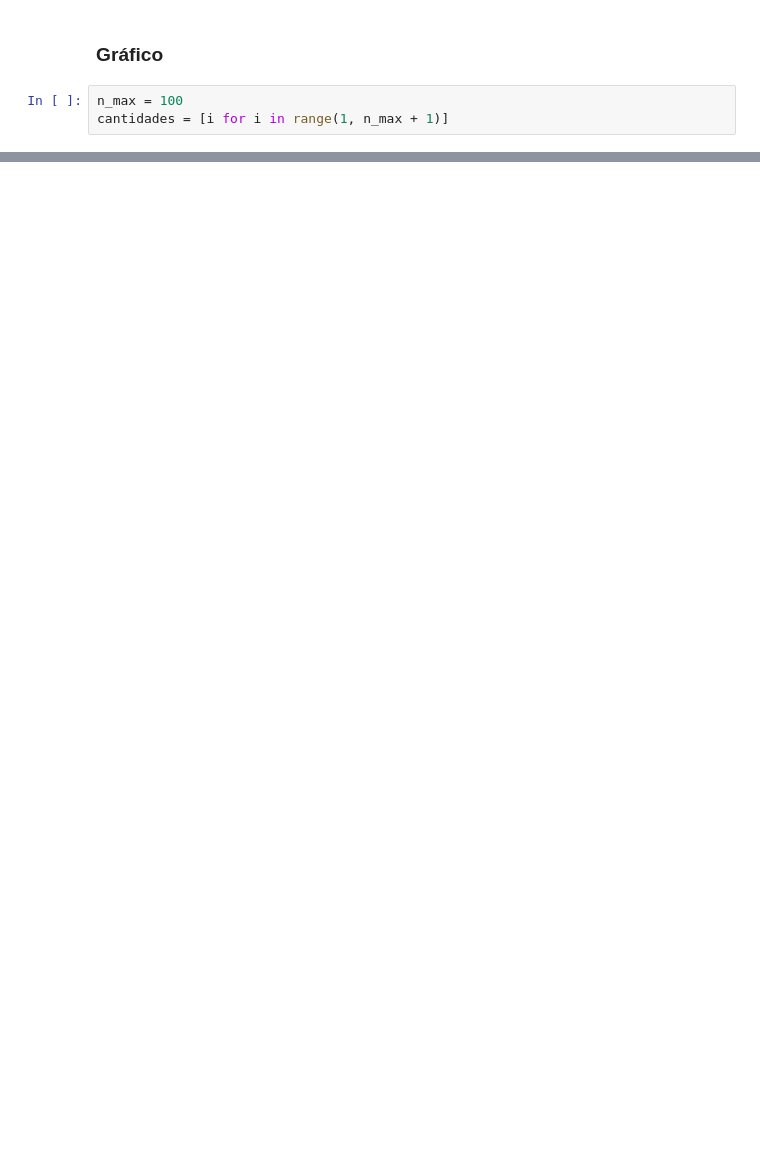
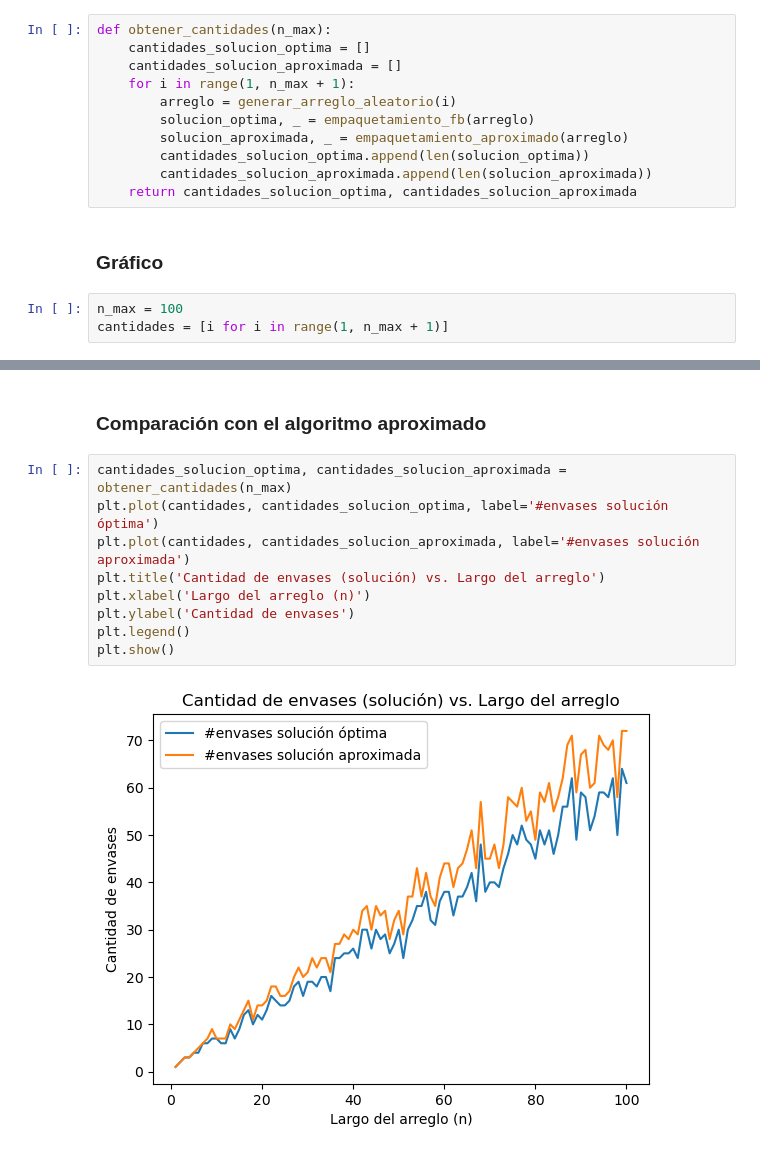
Before and after one commit to MartinUgarte/TDA-TP2, a Jupyter notebook: mediciones.ipynb, the cells around one changed output, grey strips where cells are left out. Saved outputs shown, nothing was run; the diff lists cells and outputs as text; blank space fills up the shorter version.

```diff
--- a/mediciones.ipynb
+++ b/mediciones.ipynb
@@ -25,4 +23,15 @@ def obtener_tiempos(n_max):
     return tiempos
+# %%
+def obtener_cantidades(n_max):
+    cantidades_solucion_optima = []
+    cantidades_solucion_aproximada = []
+    for i in range(1, n_max + 1):
+        arreglo = generar_arreglo_aleatorio(i)
+        solucion_optima, _ = empaquetamiento_fb(arreglo)
+        solucion_aproximada, _ = empaquetamiento_aproximado(arreglo)
+        cantidades_solucion_optima.append(len(solucion_optima))
+        cantidades_solucion_aproximada.append(len(solucion_aproximada))
+    return cantidades_solucion_optima, cantidades_solucion_aproximada
 # %% [markdown]
 ### Gráfico
 # %%
@@ -39,0 +49,13 @@ plt.show()
+# %% [markdown]
+### Comparación con el algoritmo aproximado
+# %%
+cantidades_solucion_optima, cantidades_solucion_aproximada = obtener_cantidades(n_max)
+plt.plot(cantidades, cantidades_solucion_optima, label='#envases solución óptima')
+plt.plot(cantidades, cantidades_solucion_aproximada, label='#envases solución aproximada')
+plt.title('Cantidad de envases (solución) vs. Largo del arreglo')
+plt.xlabel('Largo del arreglo (n)')
+plt.ylabel('Cantidad de envases')
+plt.legend()
+plt.show()
+# %% [output]
+[figure, added]
```
Also changed, not shown: parts of 4 cells of this notebook, 3 other files.
